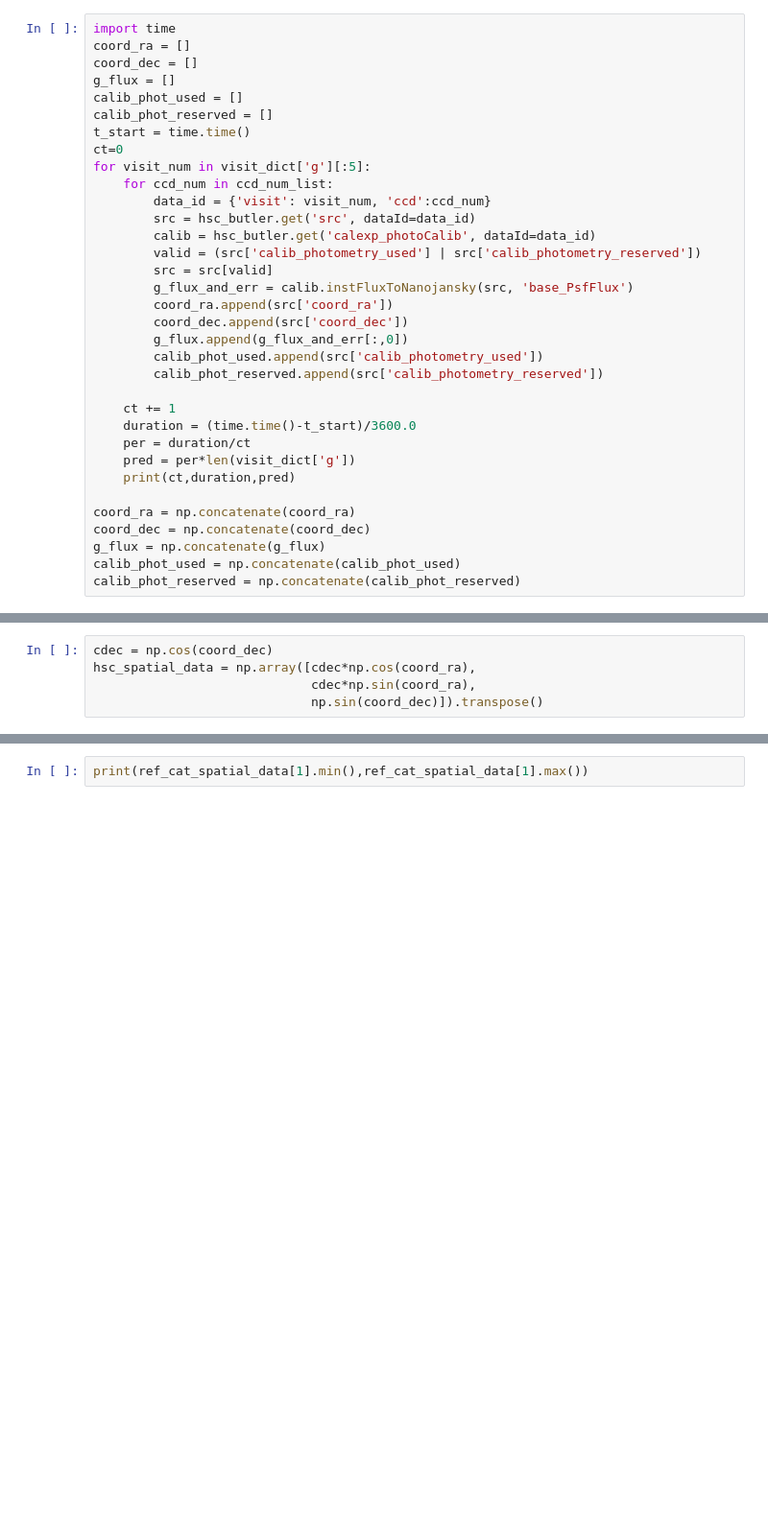
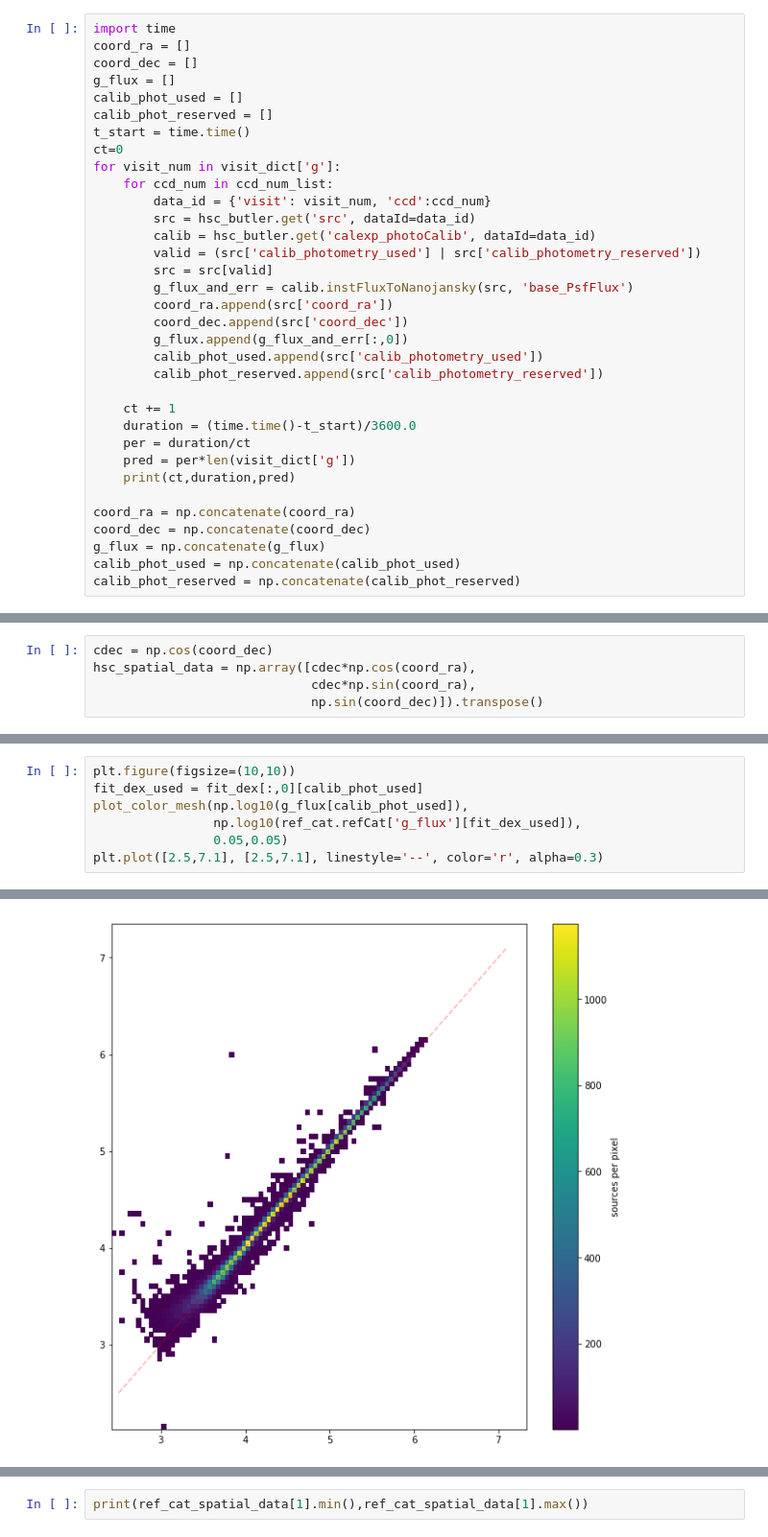
Before and after one commit to lsst-com/requirements_notebooks, a Jupyter notebook: TestCases/LVV-T390.ipynb, the cells around one changed output, grey strips where cells are left out. Shown at 96% size. Drawn from its saved outputs; the diff is of its cells as text; blank space fills up the shorter version.

Commit message:
plot measured versus true flux

```diff
--- a/TestCases/LVV-T390.ipynb
+++ b/TestCases/LVV-T390.ipynb
@@ -50,7 +50,7 @@ calib_phot_used = []
 calib_phot_reserved = []
 t_start = time.time()
 ct=0
-for visit_num in visit_dict['g'][:5]:
+for visit_num in visit_dict['g']:
     for ccd_num in ccd_num_list:
         data_id = {'visit': visit_num, 'ccd':ccd_num}
         src = hsc_butler.get('src', dataId=data_id)
@@ -140,0 +161,8 @@ print(np.median(dist_rat))
+# %%
+plt.figure(figsize=(10,10))
+fit_dex_used = fit_dex[:,0][calib_phot_used]
+plot_color_mesh(np.log10(g_flux[calib_phot_used]),
+                np.log10(ref_cat.refCat['g_flux'][fit_dex_used]),
+                0.05,0.05)
+plt.plot([2.5,7.1], [2.5,7.1], linestyle='--', color='r', alpha=0.3)
+# %% [output]
@@ -140,0 +170 @@ print(np.median(dist_rat))
+[figure, added]
```
Also changed, not shown: parts of 8 cells of this notebook.
